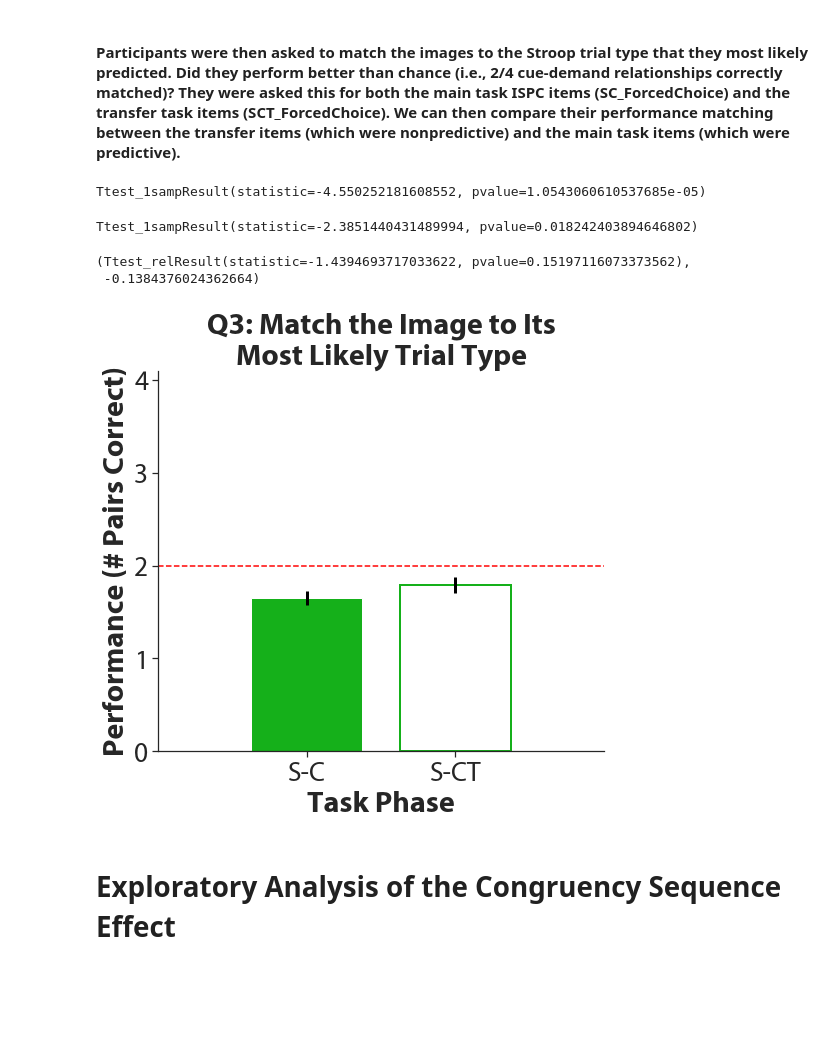
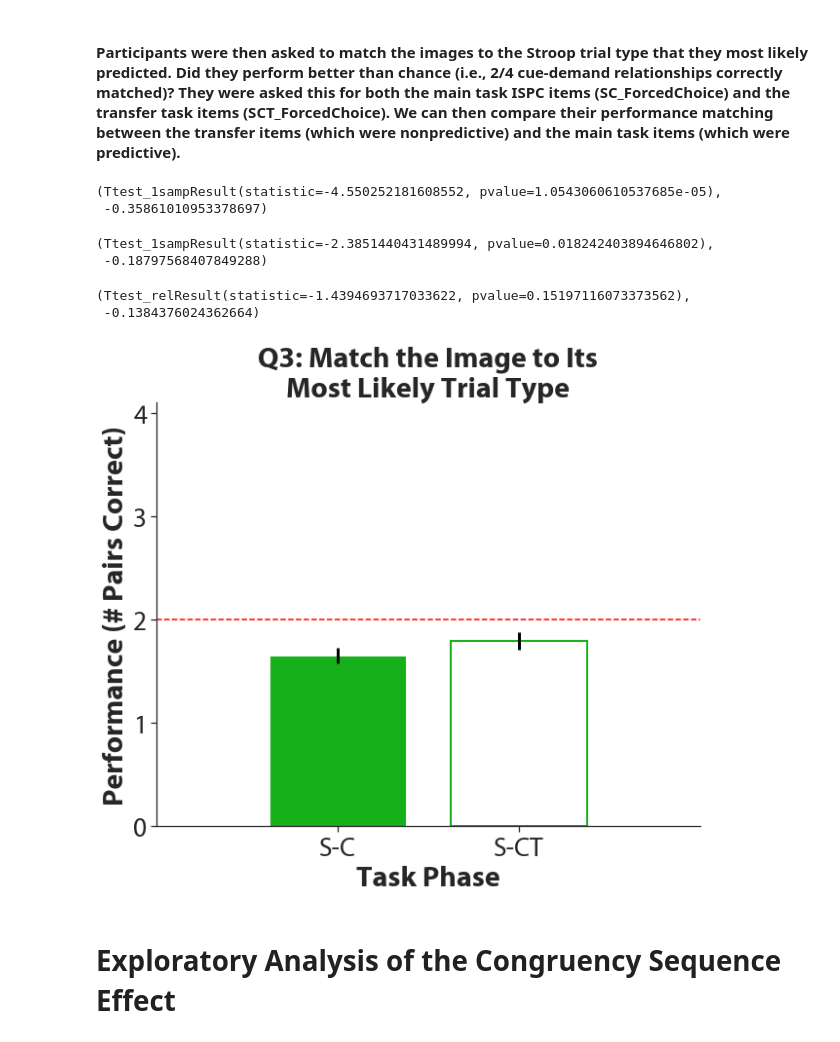
Before and after one commit to christinabejjani/sclearn_fb, a Jupyter notebook: expt1/analysis/combined/ISPCAnalysis.ipynb, the cells around one changed output. Saved outputs shown, nothing was run; the diff lists cells and outputs as text; code cells hidden in the pictures; blank space fills up the shorter version.

```diff
--- a/expt1/analysis/combined/ISPCAnalysis.ipynb
+++ b/expt1/analysis/combined/ISPCAnalysis.ipynb
@@ -1054,13 +1220,19 @@ plb.savefig(figurepath+"posttestQ2.png", bbox_inches='tight');
 # %% [markdown]
 #### Participants were then asked to match the images to the Stroop trial type that they most likely predicted. Did they perform better than chance (i.e., 2/4 cue-demand relationships correctly matched)? They were asked this for both the main task ISPC items (SC_ForcedChoice) and the transfer task items (SCT_ForcedChoice). We can then compare their performance matching between the transfer items (which were nonpredictive) and the main task items (which were predictive).
-# %%
-stats.ttest_1samp(posttest.Q3_SC_ForcedChoicePerformance.dropna(),2)
-# %% [output]
-Ttest_1sampResult(statistic=-4.550252181608552, pvalue=1.0543060610537685e-05)
-# %%
-stats.ttest_1samp(posttest.Q3_SCT_ForcedChoicePerformance.dropna(),2)
-# %% [output]
-Ttest_1sampResult(statistic=-2.3851440431489994, pvalue=0.018242403894646802)
+# %%
+ttest = stats.ttest_1samp(posttest.Q3_SC_ForcedChoicePerformance.dropna(),2)
+cohens_dz = ttest[0] / sqrt(len(posttest.Q3_SC_ForcedChoicePerformance.dropna()))
+ttest, cohens_dz
+# %% [output]
+(Ttest_1sampResult(statistic=-4.550252181608552, pvalue=1.0543060610537685e-05),
+ -0.35861010953378697)
+# %%
+ttest = stats.ttest_1samp(posttest.Q3_SCT_ForcedChoicePerformance.dropna(),2)
+cohens_dz = ttest[0] / sqrt(len(posttest.Q3_SCT_ForcedChoicePerformance.dropna()))
+ttest, cohens_dz
+# %% [output]
+(Ttest_1sampResult(statistic=-2.3851440431489994, pvalue=0.018242403894646802),
+ -0.18797568407849288)
 # %%
 ttest = stats.ttest_rel(posttest.Q3_SC_ForcedChoicePerformance.dropna(), posttest.Q3_SCT_ForcedChoicePerformance.dropna())
 d = cohen_d(posttest.Q3_SC_ForcedChoicePerformance.dropna(), posttest.Q3_SCT_ForcedChoicePerformance.dropna())
@@ -1071,27 +1243,27 @@ ttest, d
 # %%
 SCFC = posttest.groupby(['subjID'])['Q3_SC_ForcedChoicePerformance'].mean();
 SCFCSEM = pd.Series.std(SCFC.dropna()) / sqrt(len(SCFC.dropna()));
 SCTFC = posttest.groupby(['subjID'])['Q3_SCT_ForcedChoicePerformance'].mean();
 SCTFCSEM = pd.Series.std(SCTFC.dropna()) / sqrt(len(SCTFC.dropna()));
 
 barwidth = 0.75;
-fig, ax = plt.subplots(figsize=(8, 7));
+fig, ax = plt.subplots(figsize=(10, 8));
 rects1 = ax.bar(1,SCFC.dropna().mean(),barwidth,color=sns.xkcd_rgb['green'],yerr=SCFCSEM,ecolor='k',error_kw=dict(lw=3));
 rects4 = ax.bar(2,SCTFC.dropna().mean(),barwidth,yerr=SCTFCSEM,ecolor='k',edgecolor=sns.xkcd_rgb['green'],linewidth = 2,facecolor='none', error_kw=dict(lw=3));
 ax.set_ylim(0,4.1);
 ax.set_xlim(0,3);
 plt.plot([0,1,2,3],[2,2,2,2], 'r--');
 ax.set_xticklabels(('S-C','S-CT'));
 ax.set_xticks([1, 2]);
 ax.set_yticks(np.arange(0, 5, 1));
 plt.title('Q3: Match the Image to Its\nMost Likely Trial Type', fontweight="bold");
 plt.ylabel('Performance (# Pairs Correct)', fontweight="bold");
 plt.xlabel('Task Phase', fontweight="bold");
 sns.despine();
 
 plb.savefig(figurepath+"posttestQ3.png", bbox_inches='tight');
 # %% [output]
-[figure, old version]
+[figure, new version]
 # %% [markdown]
 # Exploratory Analysis of the Congruency Sequence Effect
 # %% [markdown]
```
Also changed, not shown: parts of 22 cells of this notebook.
